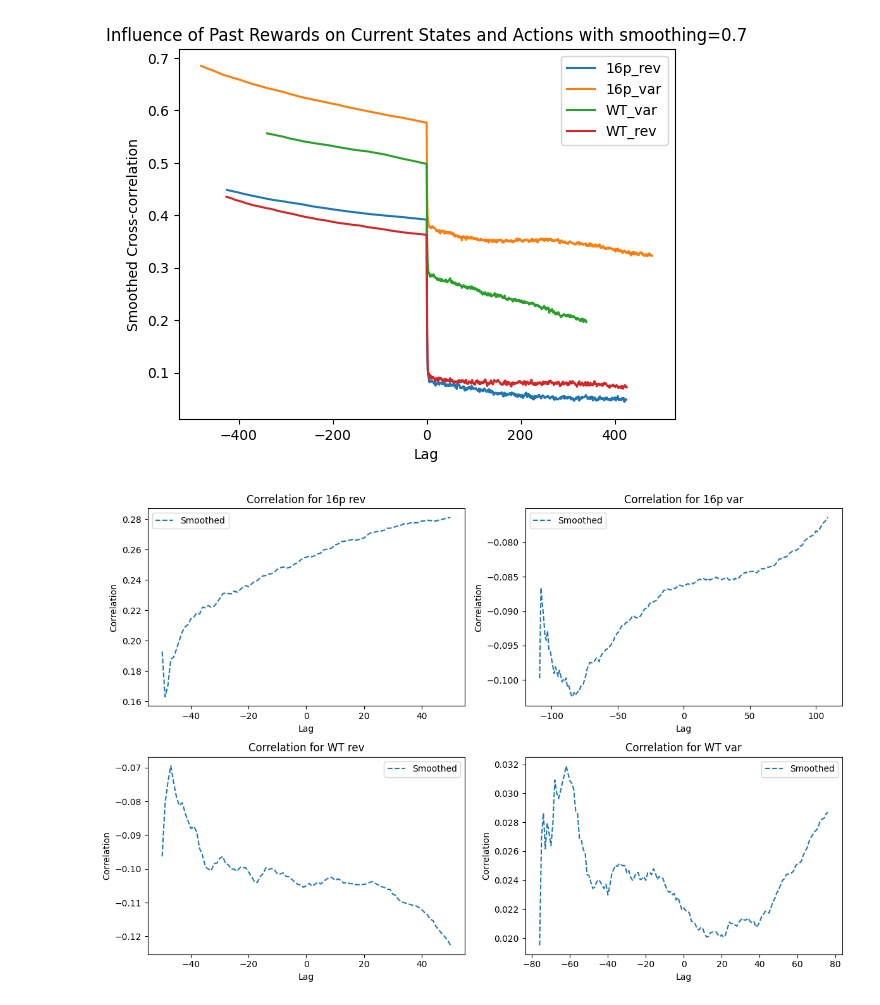
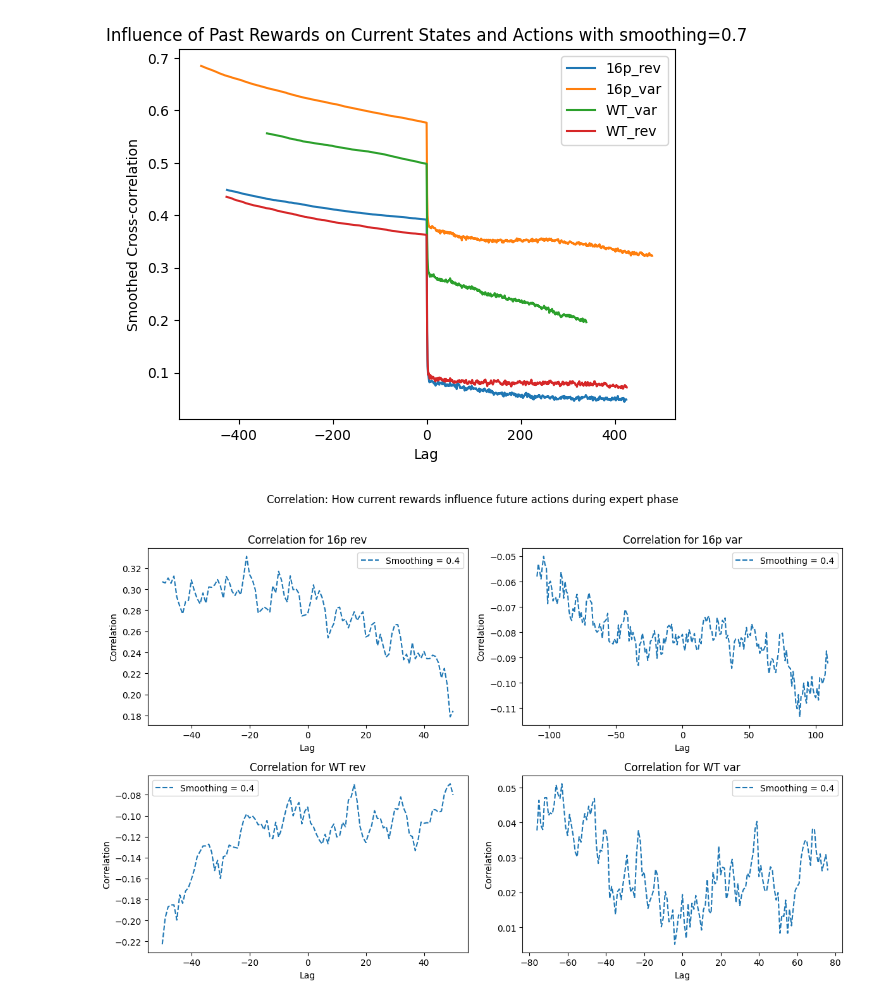
Before and after one commit to sabdi077/Max._Likelihood_-_Transient_Q_ij, a Jupyter notebook: SR:A_AR:S_R:AS_ANALYSIS.ipynb, the cells around one changed output. Cells and saved outputs as stored; diff of their text form; code cells hidden in the pictures.

```diff
--- a/SR:A_AR:S_R:AS_ANALYSIS.ipynb
+++ b/SR:A_AR:S_R:AS_ANALYSIS.ipynb
@@ -474,7 +474,7 @@ def S_mapping(mouse_type_links, choice):
             if states[i] == '6kHz':
                 X_i = 1
             elif states[i] == '10kHz':
-                X_i = -1
+                X_i = 0
             X.append(X_i)
         DIC_S[link].extend(X)
     return DIC_S
@@ -539,7 +539,7 @@ def min_expert_length(mouse_type_links, choice):
     return max_lag
 
 def avg_correlate(mouse_type_links, choice):
-    #correlator : A(t-tau)R(t)
+    #correlator : A(t+tau)R(t)
     max_lag = min_expert_length(mouse_type_links, choice)
     total_corr = None
     num_links = len(mouse_type_links)
@@ -556,8 +556,8 @@ def avg_correlate(mouse_type_links, choice):
             R_seq = R_seq[:min_length]
             A_seq = A_seq[:min_length]
 
-        corr = correlate(A_seq, R_seq, mode='full')/(np.std(R_seq)*np.std(A_seq)*len(R_seq))
-        #correlation : norm(sum(A(t-tau)R(t)))
+        corr = correlate(R_seq, A_seq, mode='full')/(np.std(R_seq)*np.std(A_seq)*len(R_seq))
+        #correlation : norm(sum(A(t+tau)R(t)))
         mid = len(corr) // 2
         corr = corr[mid - max_lag : mid + max_lag + 1]
 
@@ -571,7 +571,7 @@ def avg_correlate(mouse_type_links, choice):
     lags = np.arange(-max_lag, max_lag + 1)
     return avg_corr, lags
 
-def exponential_smoothing(series, alpha=0.3):
+def exponential_smoothing(series, alpha):
     return series.ewm(alpha=alpha).mean()
 
 # Plotting
@@ -581,48 +581,52 @@ y_WT_rev, x_WT_rev = avg_correlate(links_WT_rev, choice)
 y_WT_var, x_WT_var = avg_correlate(links_WT_var, choice)
 
 # Apply exponential smoothing
-alpha = 0.01  # Smoothing factor, can be adjusted
+alpha = float(input('What smoothing value would you like?'))  # Smoothing factor, can be adjusted
 y_16p_rev_smoothed = exponential_smoothing(pd.Series(y_16p_rev), alpha).values
 y_16p_var_smoothed = exponential_smoothing(pd.Series(y_16p_var), alpha).values
 y_WT_rev_smoothed = exponential_smoothing(pd.Series(y_WT_rev), alpha).values
 y_WT_var_smoothed = exponential_smoothing(pd.Series(y_WT_var), alpha).values
+
 
 # Plot the results
 plt.figure(figsize=(12, 8))
 
 plt.subplot(2, 2, 1)
 #plt.plot(x_16p_rev, y_16p_rev, label='Original')
-plt.plot(x_16p_rev, y_16p_rev_smoothed, label='Smoothed', linestyle='--')
+plt.plot(x_16p_rev, y_16p_rev_smoothed, label=f'Smoothing = {alpha}', linestyle='--')
 plt.title('Correlation for 16p rev')
 plt.xlabel('Lag')
 plt.ylabel('Correlation')
 plt.legend()
 
 plt.subplot(2, 2, 2)
 #plt.plot(x_16p_var, y_16p_var, label='Original')
-plt.plot(x_16p_var, y_16p_var_smoothed, label='Smoothed', linestyle='--')
+plt.plot(x_16p_var, y_16p_var_smoothed, label=f'Smoothing = {alpha}', linestyle='--')
 plt.title('Correlation for 16p var')
 plt.xlabel('Lag')
 plt.ylabel('Correlation')
 plt.legend()
 
 plt.subplot(2, 2, 3)
 #plt.plot(x_WT_rev, y_WT_rev, label='Original')
-plt.plot(x_WT_rev, y_WT_rev_smoothed, label='Smoothed', linestyle='--')
+plt.plot(x_WT_rev, y_WT_rev_smoothed, label=f'Smoothing = {alpha}', linestyle='--')
 plt.title('Correlation for WT rev')
 plt.xlabel('Lag')
 plt.ylabel('Correlation')
 plt.legend()
 
 plt.subplot(2, 2, 4)
 #plt.plot(x_WT_var, y_WT_var, label='Original')
-plt.plot(x_WT_var, y_WT_var_smoothed, label='Smoothed', linestyle='--')
+plt.plot(x_WT_var, y_WT_var_smoothed, label=f'Smoothing = {alpha}', linestyle='--')
 plt.title('Correlation for WT var')
 plt.xlabel('Lag')
 plt.ylabel('Correlation')
 plt.legend()
 
-plt.tight_layout()
+# Add a single title for all plots
+plt.suptitle('Correlation: How current rewards influence future actions during expert phase')
+
+plt.tight_layout(rect=[0, 0, 1, 0.96])
 plt.show()
 # %% [output]
-[figure, old version]
+[figure, new version]
```
Also changed, not shown: parts of 1 cell of this notebook.
